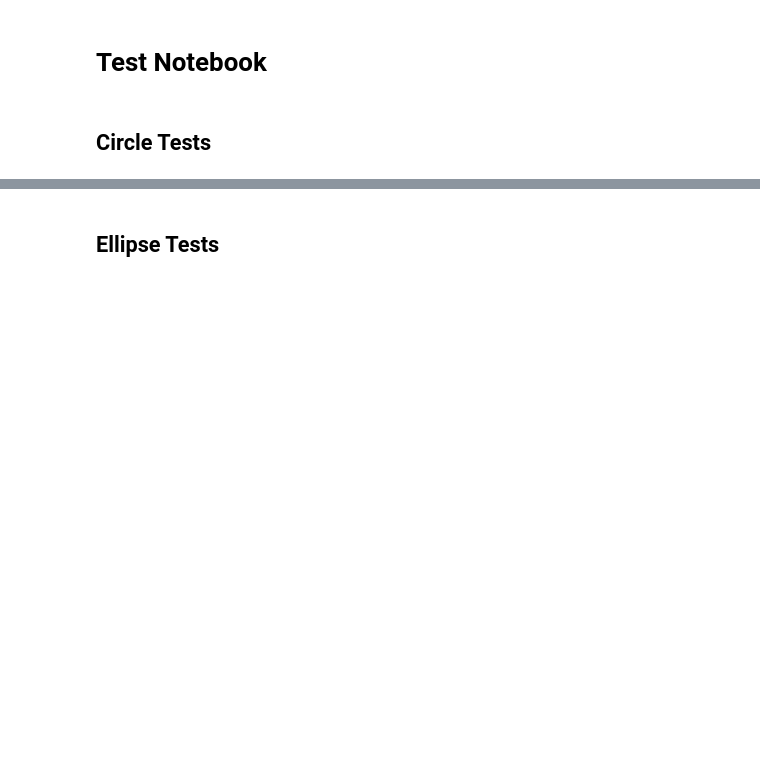
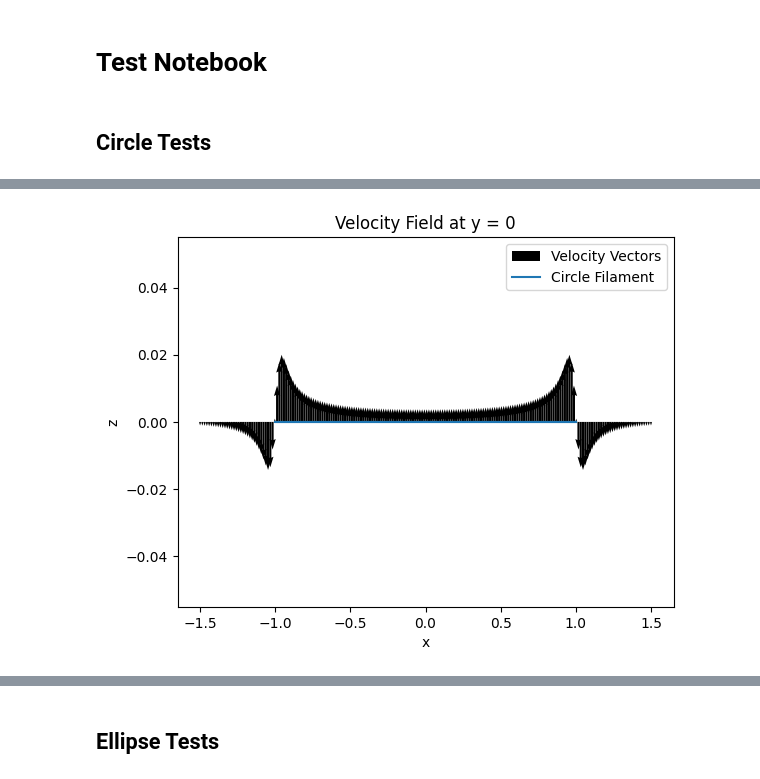
Before and after one commit to dkrawciw/Vortex_Filament_Python, a Jupyter notebook: testShapes.ipynb, the cells around one changed output, grey strips where cells are left out. Cells and saved outputs as stored; diff of their text form; code cells hidden in the pictures; blank space fills up the shorter version.

```diff
--- a/testShapes.ipynb
+++ b/testShapes.ipynb
@@ -48 +41,19 @@ That means that at one slice of time, what is the direction of the field over a
+# %%
+dom = np.linspace(-1.5,1.5,200)
+posFunc = lambda t: [ t, t*0, t*0 ]
+positions = np.array(posFunc( dom ))
+
+bsPts = VField.RegularBiotSavart(s,ds,positions,10**-4)
+
+plt.quiver( positions[0,:],positions[2,:],bsPts[0,:],bsPts[2,:] )
+plt.plot( s[0,:],s[2,:] )
+
+plt.legend(['Velocity Vectors','Circle Filament'])
+
+plt.title('Velocity Field at y = 0')
+plt.ylabel('z')
+plt.xlabel('x')
+plt.show()
+# %% [output]
+[figure, added]
 # %%
```
Also changed, not shown: parts of 11 cells of this notebook, 1 other file.
